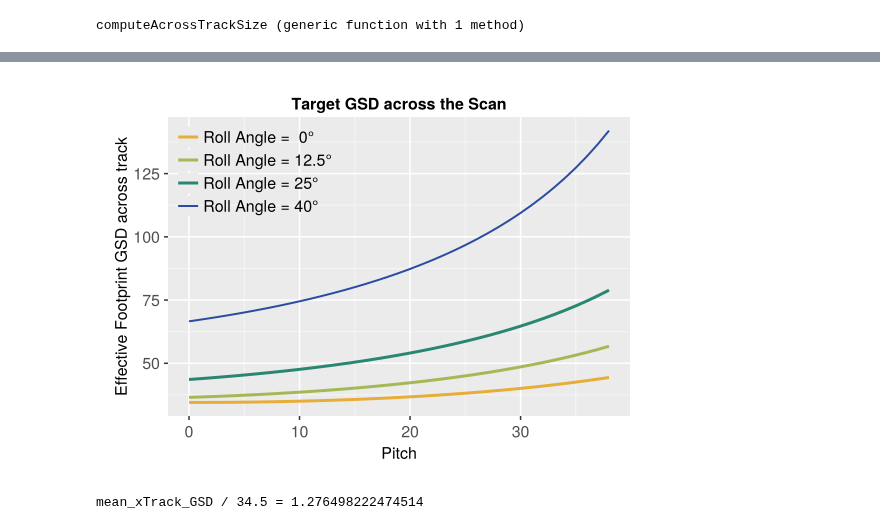
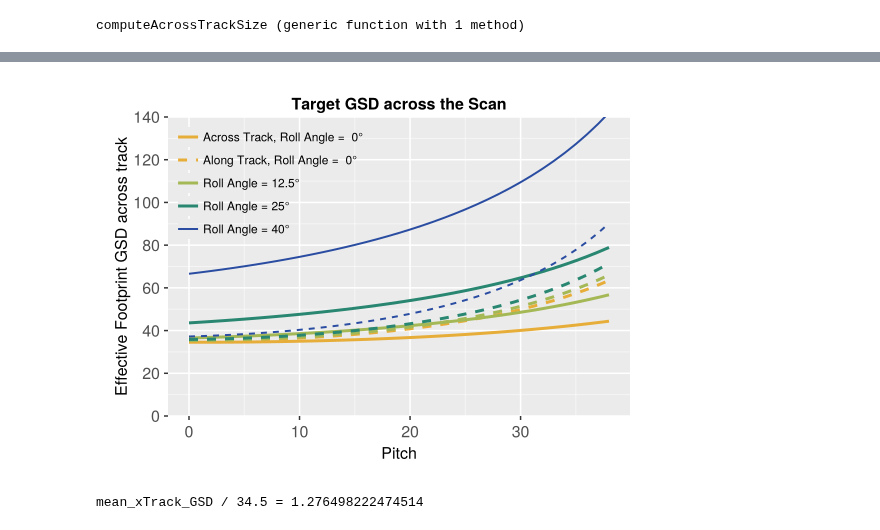
Before and after one commit to Carbon-I/CarbonI, a Jupyter notebook: src/notebooks/TargetFootprints.ipynb, the cells around one changed output, grey strips where cells are left out. Cells and saved outputs as stored; diff of their text form; code cells hidden in the pictures.

Commit message:
Up Target with along + across

```diff
--- a/src/notebooks/TargetFootprints.ipynb
+++ b/src/notebooks/TargetFootprints.ipynb
@@ -268,7 +268,9 @@ function computeAcrossTrackSize(roll_deg)
     dLons = [a[2] for a in dGeo];
     ddLons = [a[2] for a in dGeoIFOV];
 
-    abs.(dLats.-ddLats)*deg2rad*R_EARTH*1000
+    dAcross = abs.(dLats.-ddLats)*deg2rad*R_EARTH*1000
+    dAlong  = abs.(dLons.-ddLons)*deg2rad*R_EARTH*1000
+    return dAcross, dAlong
 end
 # %% [output]
 computeAcrossTrackSize (generic function with 1 method)
@@ -299,17 +285,23 @@ set_theme!(theme_ggplot2())
 # %%
 
 f = Figure(resolution=(550,400))
 lowerLim = 4.0
+
 ax = Axis(f[1,1], xlabel="Pitch", ylabel="Effective Footprint GSD across track",  title="Target GSD across the Scan")
-lines!(ax, pitch_deg , computeAcrossTrackSize(0.0), color=CarbonI_colors[1], linewidth=3,  label="Roll Angle =  0°")
-lines!(ax, pitch_deg , computeAcrossTrackSize(12.5), color=CarbonI_colors[2], linewidth=3, label="Roll Angle = 12.5°")
-lines!(ax, pitch_deg , computeAcrossTrackSize(25.0), color=CarbonI_colors[3], linewidth=3, label="Roll Angle = 5°")
-lines!(ax, pitch_deg , computeAcrossTrackSize(40.0), color=CarbonI_colors[4], linewidth=2, label="Roll Angle = 40°")
+lines!(ax, pitch_deg , computeAcrossTrackSize(0.0)[1], color=CarbonI_colors[1], linewidth=3,  label="Across Track, Roll Angle =  0°")
+lines!(ax, pitch_deg , computeAcrossTrackSize(0.0)[2], color=CarbonI_colors[1], linewidth=3, linestyle=:dash,  label="Along Track, Roll Angle =  0°")
+lines!(ax, pitch_deg , computeAcrossTrackSize(12.5)[1], color=CarbonI_colors[2], linewidth=3, label="Roll Angle = 12.5°")
+lines!(ax, pitch_deg , computeAcrossTrackSize(12.5)[2], color=CarbonI_colors[2], linewidth=3, linestyle=:dash)
+lines!(ax, pitch_deg , computeAcrossTrackSize(25.0)[1], color=CarbonI_colors[3], linewidth=3,  label="Roll Angle = 25°")
+lines!(ax, pitch_deg , computeAcrossTrackSize(25.0)[2], color=CarbonI_colors[3], linewidth=3, linestyle=:dash)
+lines!(ax, pitch_deg , computeAcrossTrackSize(40.0)[1], color=CarbonI_colors[4], linewidth=2, label="Roll Angle = 40°")
+lines!(ax, pitch_deg , computeAcrossTrackSize(40.0)[2], color=CarbonI_colors[4], linewidth=2,linestyle=:dash)
 #lines!(ax, pitch_deg , computeAcrossTrackSize(0.0), color=CarbonI_colors[5], linewidth=2, label="Roll Angle = 45°")
 
-axislegend(ax,position = :lt)
+axislegend(ax,position = :lt;  labelsize=12)
+ylims!(ax, 0, 140)
 f
 # %% [output]
-[figure, old version]
+[figure, new version]
 # %%
 using Statistics
```
Also changed, not shown: parts of 2 cells of this notebook.
